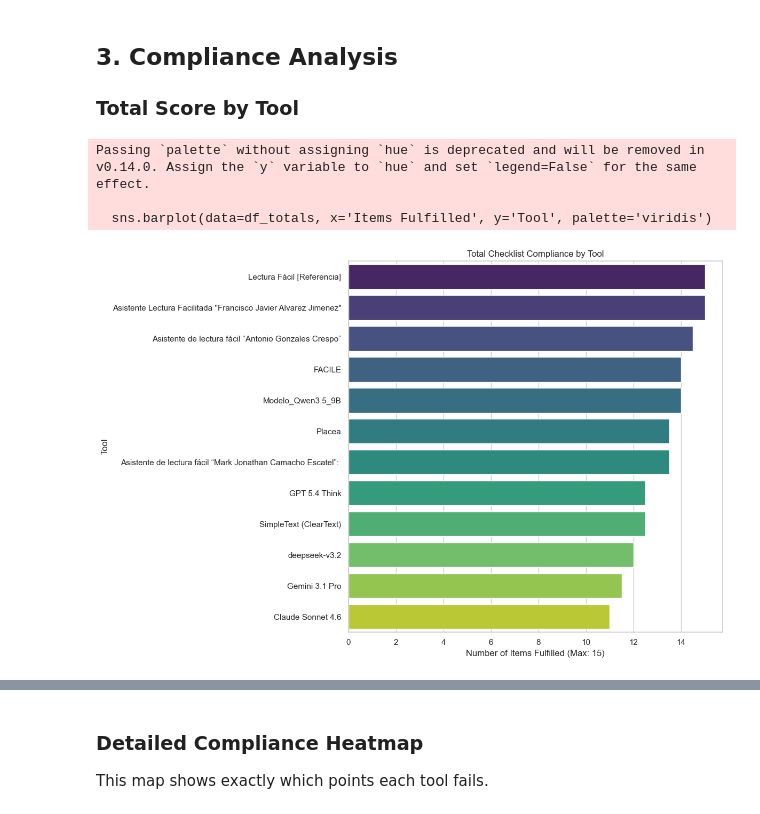
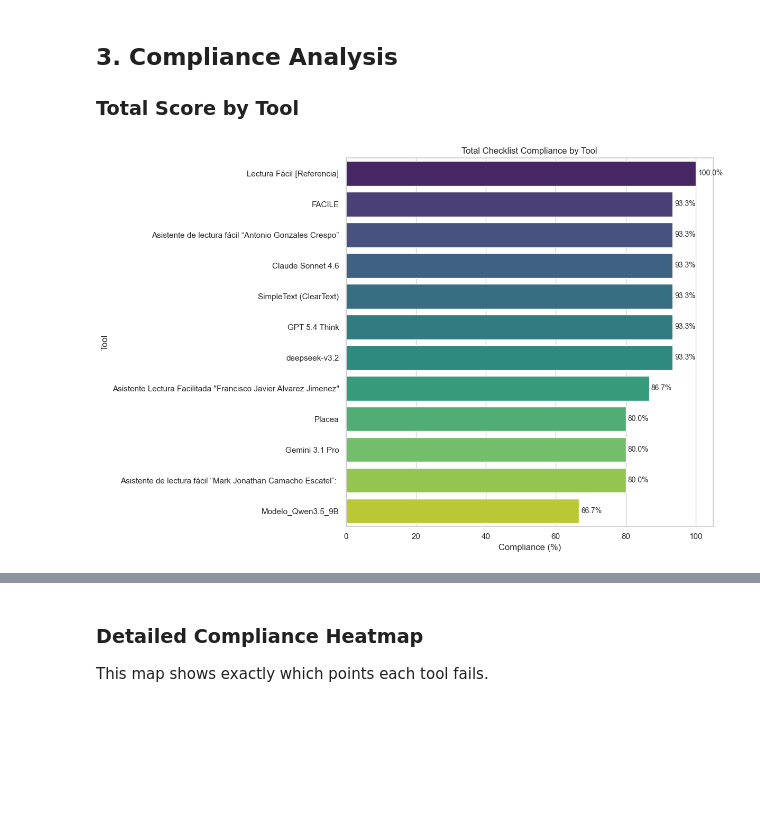
Before and after one commit to JaviMiot/Data_privacy_form_consent_analysis, a Jupyter notebook: notebooks/01_first_analysis/01_analisis_checklists.ipynb, the cells around one changed output, grey strips where cells are left out. Cells and saved outputs as stored; diff of their text form; code cells hidden in the pictures; blank space fills up the shorter version.

Commit message:
feat: update data and metrics

```diff
--- a/notebooks/01_first_analysis/01_analisis_checklists.ipynb
+++ b/notebooks/01_first_analysis/01_analisis_checklists.ipynb
@@ -35,10 +16,14 @@ Tools found: 12
 # Diccionario para almacenar los checklists de cada herramienta
 checklists = {}
 
-for i, tool in enumerate(tool_names):
-    sheet_name = str(i + 1)
+i = 1
+for tool in tool_names:
+
+    sheet_name = str(i)
+
     try:
         # Leer la hoja numerada correspondiente
+        print(f"Loading checklist for tool: {tool} from sheet: {sheet_name}")
         df_sheet = pd.read_excel(file_path, sheet_name=sheet_name)
 
         # Limpiar datos: nos interesan las filas que tienen un ítem de verificación
@@ -51,5 +36,9 @@ for i, tool in enumerate(tool_names):
     except Exception as e:
         print(f"Error cargando la hoja {sheet_name} para la herramienta {tool}: {e}")
 
+    if "Mark Jonathan Camacho Escatel" in tool:
+        i = 13
+    else:
+        i += 1
 print("Checklists loaded successfully.")
 # %% [output]
@@ -74,14 +87,16 @@ for tool in tool_names:
 
         # Asegurar que la longitud coincida (por si acaso)
         if len(compliance) == len(df_master):
-            df_master[tool] = pd.to_numeric(pd.Series(compliance), errors='coerce').fillna(0).values
+            values = pd.Series(compliance).apply(lambda x: 0 if x == 0.5 else x)
+            df_master[tool] = pd.to_numeric(values, errors='coerce').fillna(0).values
         else:
             # Si hay diferencia, mapeamos por nombre de ítem para seguridad
+            print(f"Length mismatch for tool {tool}. Mapping by 'Ítem de Validación'.")
             tool_data = checklists[tool].set_index('Ítem de Validación')['Cumple']
             df_master[tool] = df_master['Ítem de Validación'].map(tool_data)
             df_master[tool] = pd.to_numeric(df_master[tool], errors='coerce').fillna(0)
 
-df_master.head()
+df_master.head(30)
 # %% [output]
 |  | Categoría | Ítem de Validación | Lectura Fácil [Referencia] | FACILE | Placea | Asistente de lectura fácil “Anton... | ... |
 | 0 | Identificación | Nombre, DNI/pasaporte y mail | 1.0 | 1.0 | 1.0 | 1.0 | ... |
@@ -96,19 +121,30 @@ df_master.head()
 # %%
 totals = df_master[tool_names].sum().sort_values(ascending=False)
 df_totals = pd.DataFrame({'Tool': totals.index, 'Items Fulfilled': totals.values})
 df_totals['Compliance (%)'] = (df_totals['Items Fulfilled'] / len(df_master)) * 100
 
+df_totals = df_totals.sort_values('Compliance (%)', ascending=False)
+
 NUM_ITEMS_CHECKLIST = len(df_master)
 
 plt.figure(figsize=(12, 8))
-sns.barplot(data=df_totals, x='Items Fulfilled', y='Tool', palette='viridis')
+ax = sns.barplot(
+    data=df_totals,
+    x='Compliance (%)',
+    y='Tool',
+    hue='Tool',
+    dodge=False,
+    palette='viridis',
+    legend=False
+)
 plt.title('Total Checklist Compliance by Tool')
-plt.xlabel(f'Number of Items Fulfilled (Max: {NUM_ITEMS_CHECKLIST})')
+plt.xlabel('Compliance (%)')
 plt.ylabel('Tool')
+
+for container in ax.containers:
+    ax.bar_label(container, fmt='%.1f%%', padding=3, fontsize=10)
+
 plt.tight_layout()
 plt.show()
 # %% [output]
-Passing `palette` without assigning `hue` is deprecated and will be removed in v0.14.0. Assign the `y` variable to `hue` and set `legend=False` for the same effect.
-
-  sns.barplot(data=df_totals, x='Items Fulfilled', y='Tool', palette='viridis')
-[figure, old version]
+[figure, new version]
```
Also changed, not shown: parts of 16 cells of this notebook, 18 other files.
